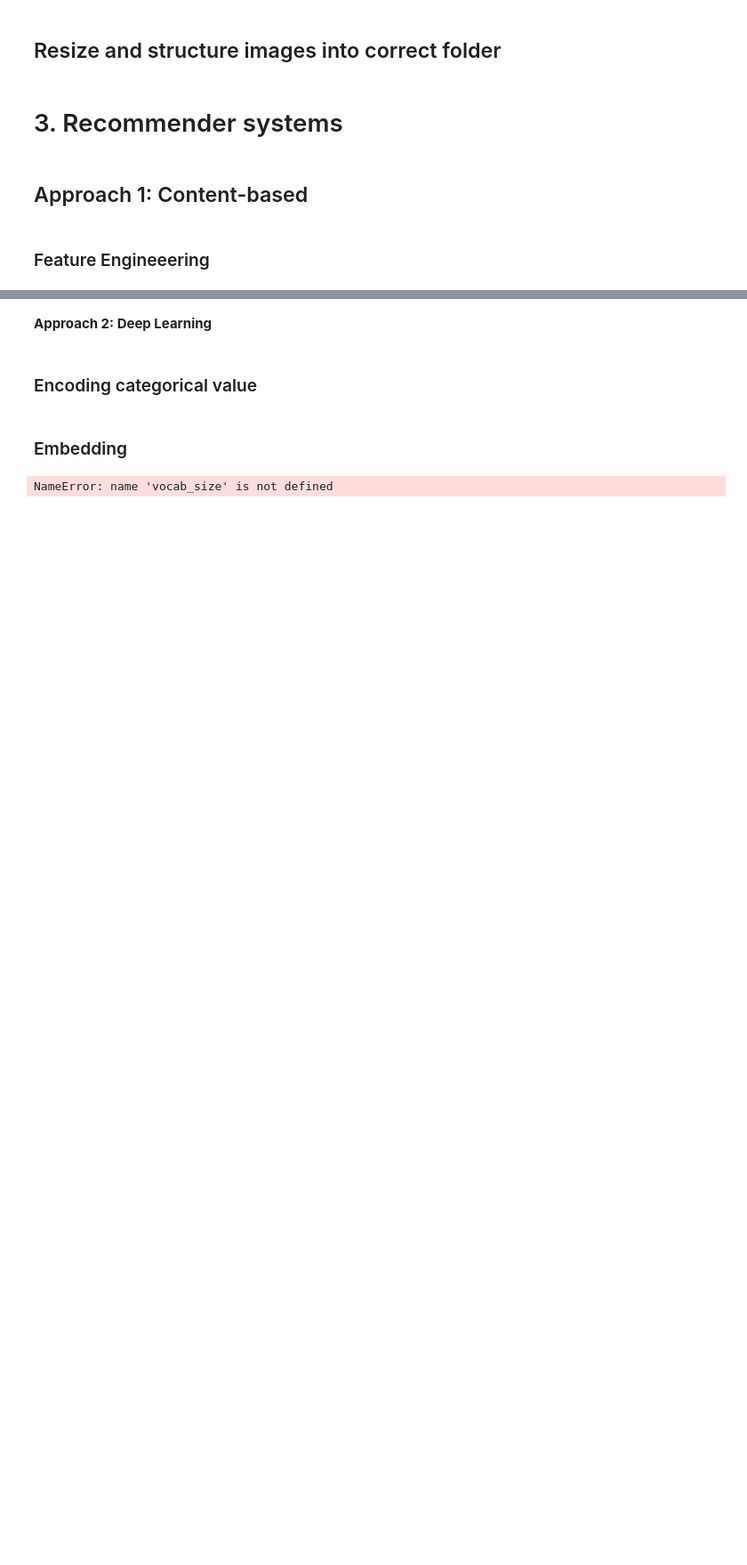
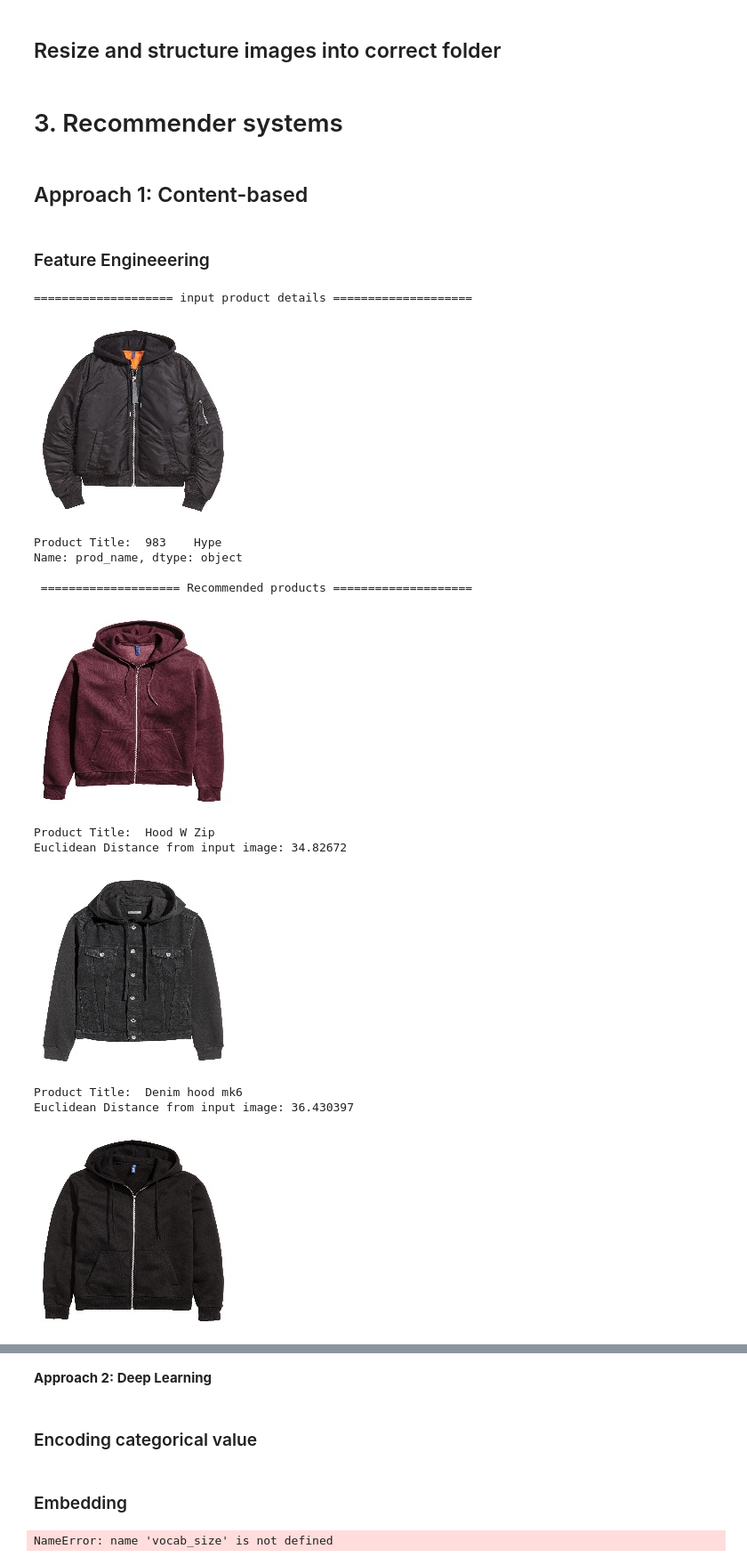
Before and after one commit to GiangNguyenn/FinalAssignmentGroup03, a Jupyter notebook: Assignment_3.ipynb, the cells around one changed output, grey strips where cells are left out. Shown at 89% size. Drawn from its saved outputs; the diff is of its cells as text; code cells hidden in the pictures; blank space fills up the shorter version.

```diff
--- a/Assignment_3.ipynb
+++ b/Assignment_3.ipynb
@@ -23,7 +39,7 @@ df = pd.read_csv('dataset.csv')
 df_cb = df.copy()
 df_dl = df.copy()
 
-mini_df = df[(df['article_id'] > 290000000) & (df['article_id'] < 520000000)]
+mini_df = df[(df['article_id'] >= 290000000) & (df['article_id'] < 520000000)]
 # %% [markdown]
 # 1.3. General Data description
 # %%
@@ -115,0 +160,11 @@ Article data description:
+# %%
+# get a list of article ids in dataframe
+ids = mini_df["article_id"].to_list()
+
+article_without_images = []
+
+for id in ids:
+    if (id not in image_names):
+        article_without_images.append(id)
+
+print(article_without_images)
@@ -115,0 +173,4 @@ Article data description:
+# %%
+mini_df = mini_df[~mini_df["article_id"].isin(article_without_images)]
+
+mini_df.shape
@@ -193,0 +256,17 @@ a = datetime.now()
+# %%
+children_extracted_features = np.load('ResNet_Children_features.npy')
+children_Productids = np.load('ResNet_Children_feature_product_ids.npy')
+divided_extracted_features = np.load(
+    './ResNet_Divided_features.npy')
+divided_Productids = np.load('./ResNet_Divided_feature_product_ids.npy')
+menswear_extracted_features = np.load(
+    './ResNet_Menswear_features.npy')
+menswear_Productids = np.load(
+    './ResNet_Menswear_feature_product_ids.npy')
+ladieswear_extracted_features = np.load(
+    './ResNet_Ladieswear_features.npy')
+ladieswear_Productids = np.load(
+    './ResNet_Ladieswear_feature_product_ids.npy')
+sport_extracted_features = np.load('./ResNet_Sport_features.npy')
+sport_Productids = np.load(
+    './ResNet_Sport_feature_product_ids.npy')
@@ -193,0 +323,16 @@ a = datetime.now()
+# %%
+get_similar_products_cnn('0307952006', 5)
+# %% [output]
+==================== input product details ====================
+[figure, added]
+Product Title:  983    Hype
+Name: prod_name, dtype: object
+
+ ==================== Recommended products ====================
+[figure, added]
+Product Title:  Hood W Zip
+Euclidean Distance from input image: 34.82672
+[figure, added]
+Product Title:  Denim hood mk6
+Euclidean Distance from input image: 36.430397
+[figure, added]
```
Also changed, not shown: parts of 17 cells of this notebook, 14 other files.
